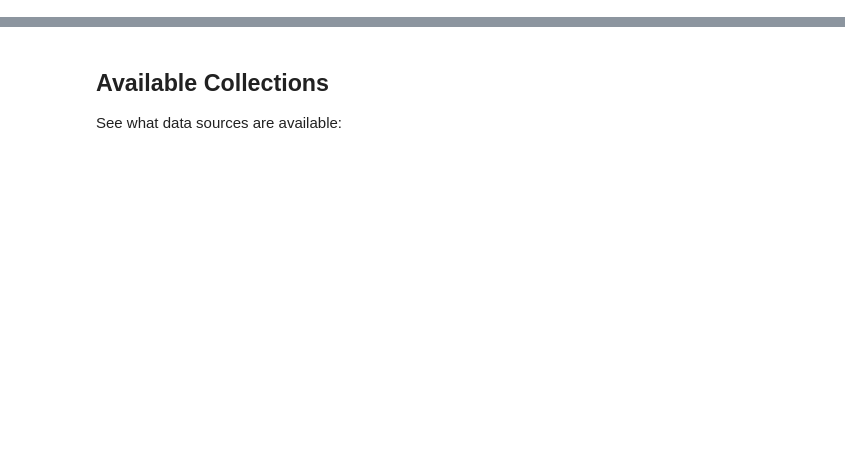
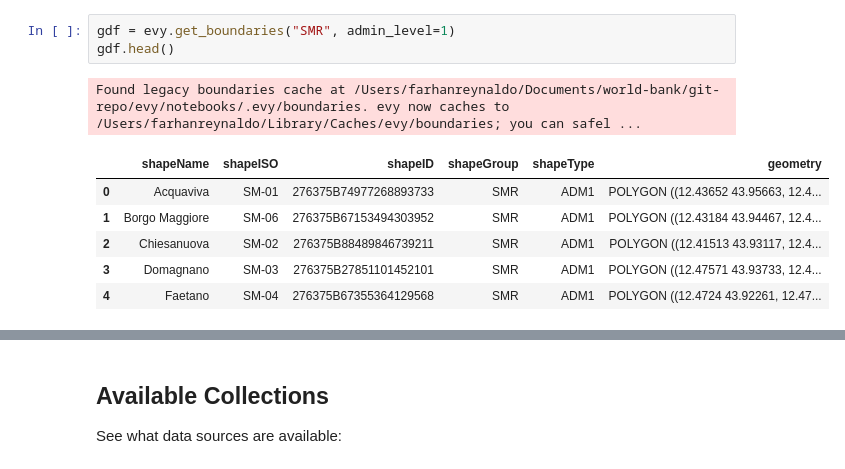
Before and after one commit to datapartnership/evy, a Jupyter notebook: notebooks/quickstart.ipynb, the cells around one changed output, grey strips where cells are left out. Drawn from its saved outputs; the diff is of its cells as text; blank space fills up the shorter version.

```diff
--- a/notebooks/quickstart.ipynb
+++ b/notebooks/quickstart.ipynb
@@ -14,0 +14,11 @@ The simplest call - monthly EVI for San Marino governorates over the past year:
+# %%
+gdf = evy.get_boundaries("SMR", admin_level=1)
+gdf.head()
+# %% [output]
+Found legacy boundaries cache at /Users/farhanreynaldo/Documents/world-bank/git-repo/evy/notebooks/.evy/boundaries. evy now caches to /Users/farhanreynaldo/Library/Caches/evy/boundaries; you can safel ...
+|  | shapeName | shapeISO | shapeID | shapeGroup | shapeType | geometry |
+| 0 | Acquaviva | SM-01 | 276375B74977268893733 | SMR | ADM1 | POLYGON ((12.43652 43.95663, 12.4... |
+| 1 | Borgo Maggiore | SM-06 | 276375B67153494303952 | SMR | ADM1 | POLYGON ((12.43184 43.94467, 12.4... |
+| 2 | Chiesanuova | SM-02 | 276375B88489846739211 | SMR | ADM1 | POLYGON ((12.41513 43.93117, 12.4... |
+| 3 | Domagnano | SM-03 | 276375B27851101452101 | SMR | ADM1 | POLYGON ((12.47571 43.93733, 12.4... |
+| 4 | Faetano | SM-04 | 276375B67355364129568 | SMR | ADM1 | POLYGON ((12.4724 43.92261, 12.47... |
```
Also changed, not shown: parts of 28 cells of this notebook, 22 other files.
